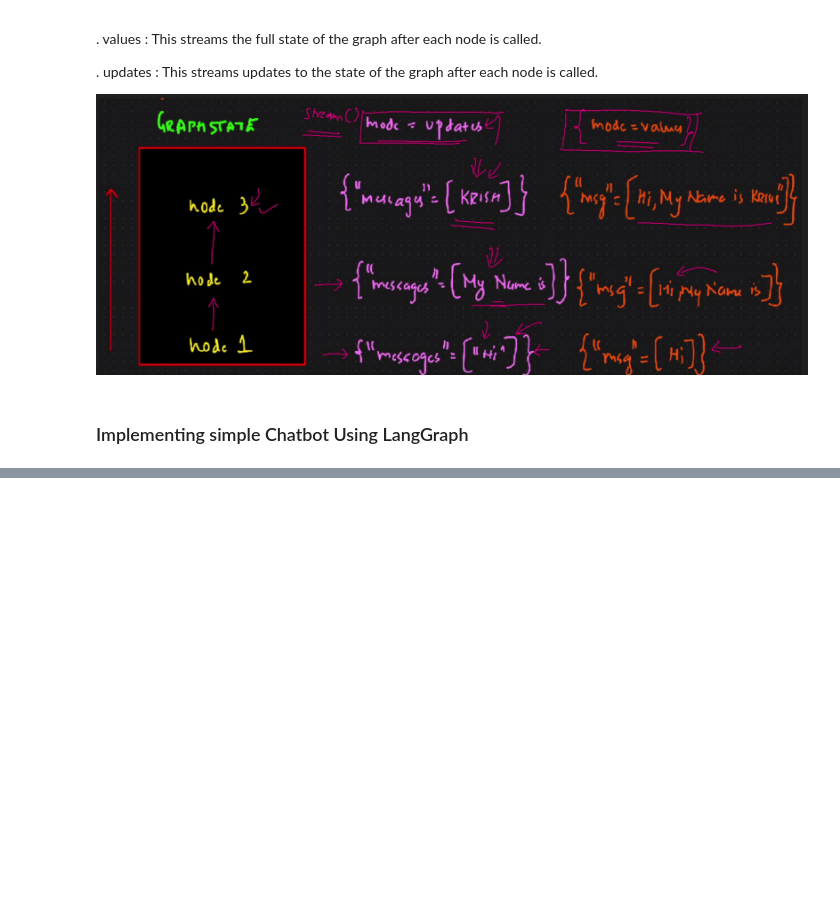
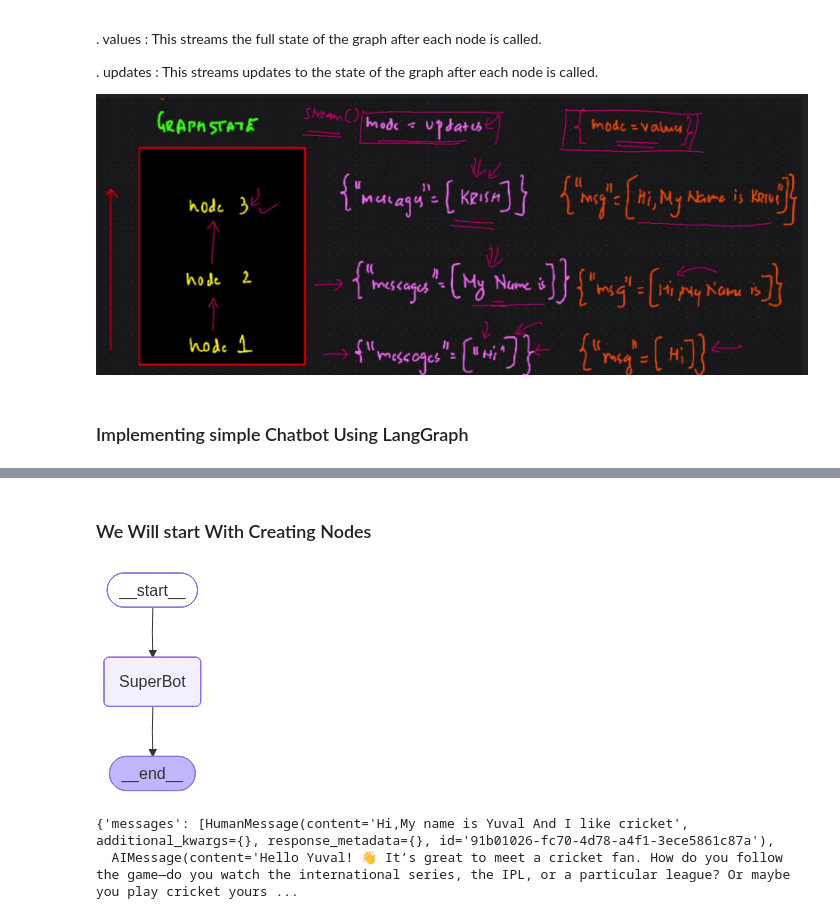
Before and after one commit to Yuval-Varke/LangGraph_Basics, a Jupyter notebook: 8-Streaming.ipynb, the cells around one changed output, grey strips where cells are left out. Drawn from its saved outputs; the diff is of its cells as text; code cells hidden in the pictures; blank space fills up the shorter version.

```diff
--- a/8-Streaming.ipynb
+++ b/8-Streaming.ipynb
@@ -51,0 +52,35 @@ AIMessage(content='Hey Yuval! 👋 Cricket’s a fantastic sport—fast-paced, f
+# %% [markdown]
+### We Will start With Creating Nodes
+# %%
+from langgraph.checkpoint.memory import MemorySaver
+memory=MemorySaver()
+def superbot(state:State):
+    return {"messages":[llm_groq.invoke(state['messages'])]}
+# %%
+graph=StateGraph(State)
+
+## node
+graph.add_node("SuperBot",superbot)
+## Edges
+
+graph.add_edge(START,"SuperBot")
+graph.add_edge("SuperBot",END)
+
+
+graph_builder=graph.compile(checkpointer=memory)
+
+
+## Display
+from IPython.display import Image, display
+display(Image(graph_builder.get_graph().draw_mermaid_png()))
+# %% [output]
+[figure, added]
+# %%
+## Invocation
+
+config = {"configurable": {"thread_id": "1"}}
+
+graph_builder.invoke({'messages':"Hi,My name is Yuval And I like cricket"},config)
+# %% [output]
+{'messages': [HumanMessage(content='Hi,My name is Yuval And I like cricket', additional_kwargs={}, response_metadata={}, id='91b01026-fc70-4d78-a4f1-3ece5861c87a'),
+  AIMessage(content='Hello Yuval! 👋 It’s great to meet a cricket fan. How do you follow the game—do you watch the international series, the IPL, or a particular league? Or maybe you play cricket yours ...
```
Also changed, not shown: parts of 9 cells of this notebook.
